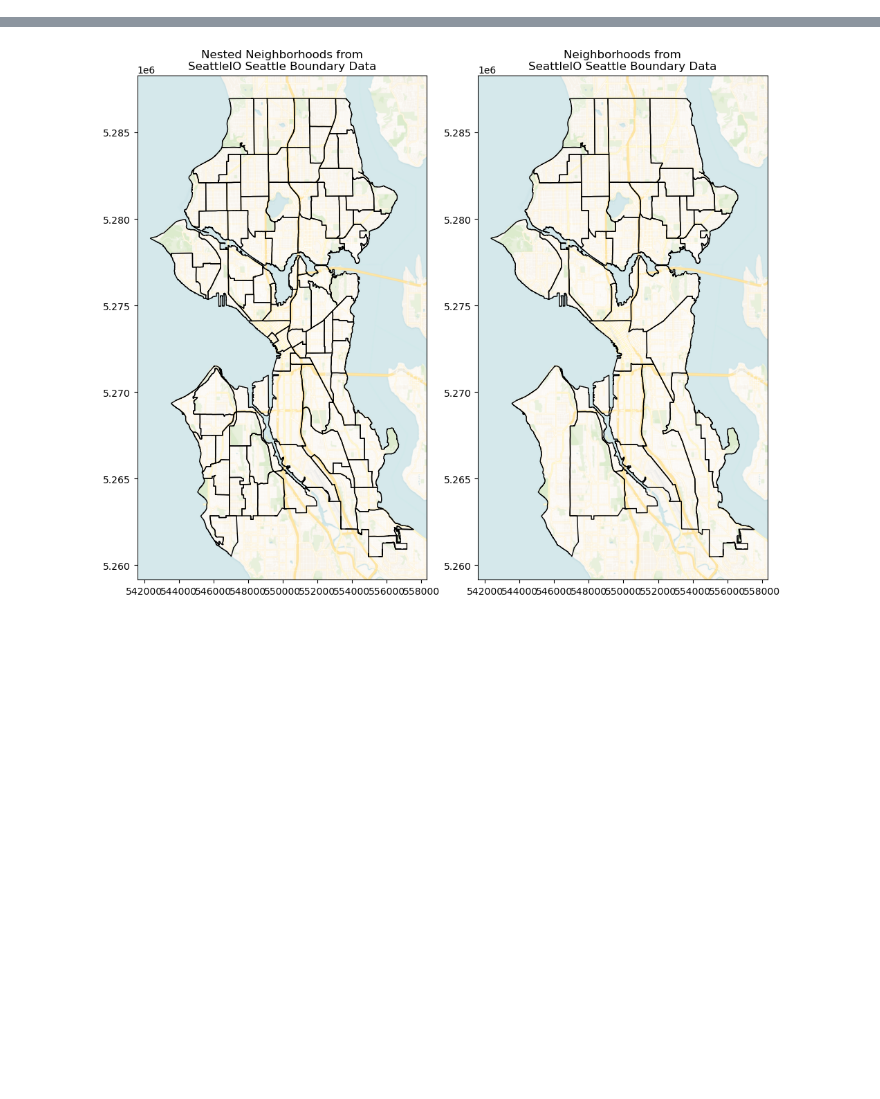
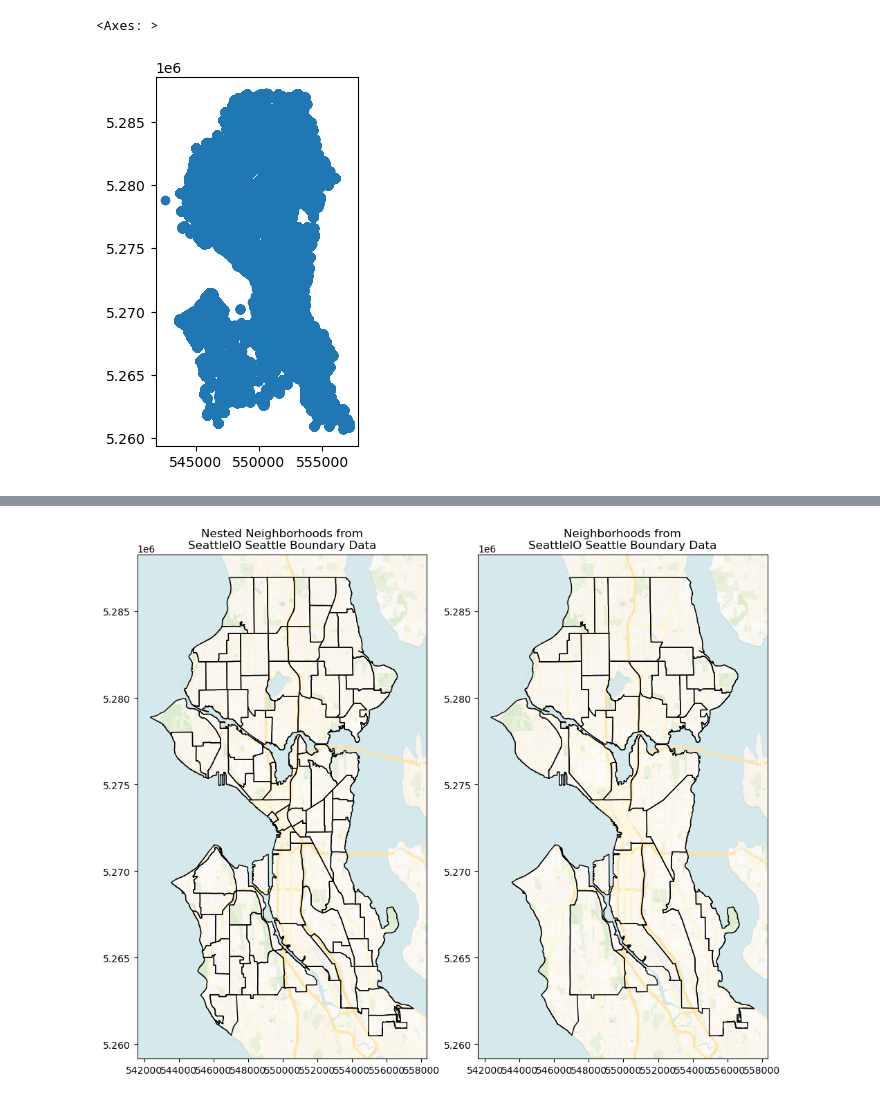
Before and after one commit to UW-GDA/seattle-micromobility, a Jupyter notebook: visualize.ipynb, the cells around one changed output, grey strips where cells are left out. Drawn from its saved outputs; the diff is of its cells as text; code cells hidden in the pictures; blank space fills up the shorter version.

```diff
--- a/visualize.ipynb
+++ b/visualize.ipynb
@@ -39,3 +40,8 @@ bikeshare_gdf.head()
+# %%
+bikeshare_gdf.plot()
+# %% [output]
+<Axes: >
+[figure, added]
 # %%
 seattle_city = "2016_seattle_city"
 seattle_cra = "2016_seattle_cra"
```
Also changed, not shown: parts of 7 cells of this notebook.
